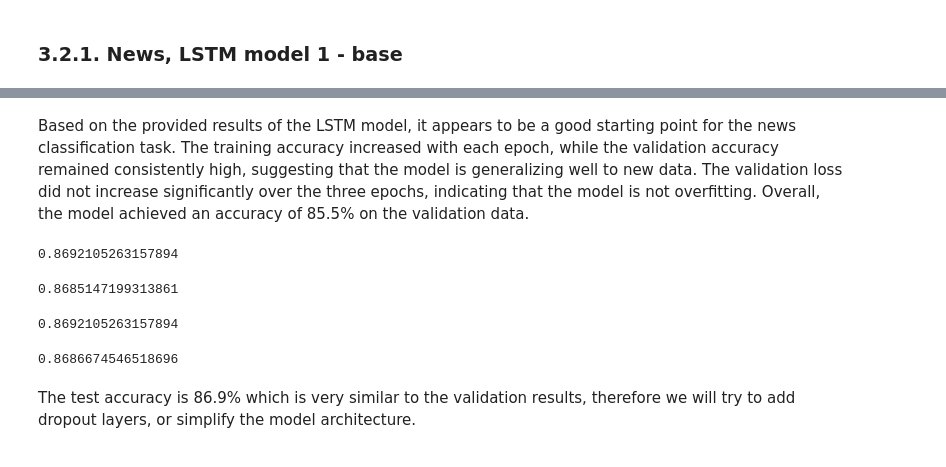
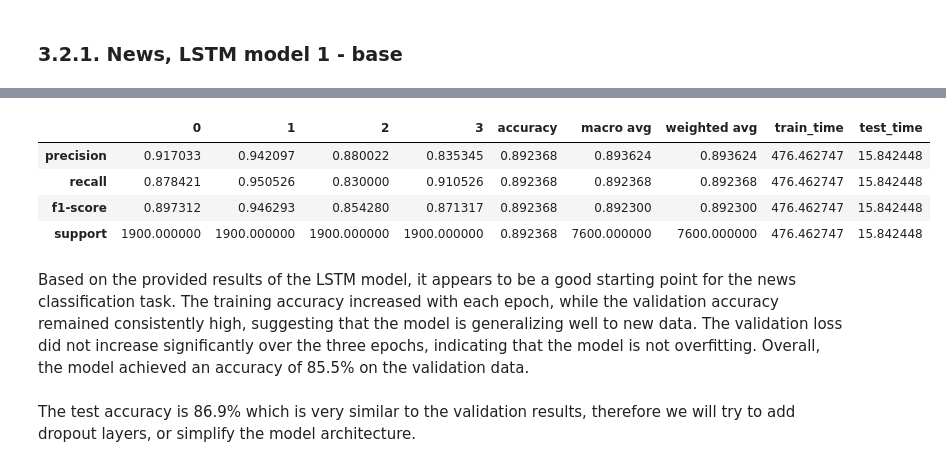
Before and after one commit to r-gg/ml-37, a Jupyter notebook: Exercise 3/lstm-model.ipynb, the cells around one changed output, grey strips where cells are left out. Saved outputs shown, nothing was run; the diff lists cells and outputs as text; code cells hidden in the pictures.

Commit message:
lstm-results-added

```diff
--- a/Exercise 3/lstm-model.ipynb
+++ b/Exercise 3/lstm-model.ipynb
@@ -565,8 +701,8 @@ def preprocessing_news(X, y, sent_length):
 
     return (X, y)
 # %%
-X_train = X_train_news_eight.copy()
-y_train = y_train_news_eight.copy()
+X_train = X_train_news.copy()
+y_train = y_train_news.copy()
 X_test = X_test_news.copy()
 y_test = y_test_news.copy()
 X_valid = X_valid_news.copy()
@@ -612,5 +748,3 @@ Trainable params: 560,804
 Non-trainable params: 0
 _________________________________________________________________
 None
-# %%
-model.fit(X_train, y_train, validation_data = (X_valid, y_valid), epochs = 3, batch_size = 100)
@@ -624,0 +751,14 @@ Epoch 3/3
+# %%
+# training and predicting
+
+start=time.time()
+model.fit(X_train, y_train)
+end=time.time()
+
+train_time = end - start
+
+start=time.time()
+y_pred = model.predict(X_test)
+end=time.time()
+
+test_time = end - start
@@ -624,0 +767,12 @@ Epoch 3/3
+# %%
+# adjust the y_pred and the y_test
+y_pred = np.argmax(y_pred, axis = 1)
+y_test = np.argmax(y_test, axis = 1)
+
+news_m1_results = classification_report(y_test, y_pred, output_dict=True)
+
+news_m1_results['train_time'] = train_time
+news_m1_results['test_time'] = test_time
+news_m1_results = pd.DataFrame.from_dict(news_m1_results)
+news_m1_results.to_csv('results/lstm/news/model_1.csv')
+pickle.dump(model, open('models/lstm/news/model_1.sav', 'wb'))
@@ -625,26 +784,12 @@ Epoch 3/3
+# %%
+news_m1_results
+# %% [output]
+|  | 0 | 1 | 2 | 3 | accuracy | macro avg | weighted avg | train_time | test_time |
+| precision | 0.917033 | 0.942097 | 0.880022 | 0.835345 | 0.892368 | 0.893624 | 0.893624 | 476.462747 | 15.842448 |
+| recall | 0.878421 | 0.950526 | 0.830000 | 0.910526 | 0.892368 | 0.892368 | 0.892368 | 476.462747 | 15.842448 |
+| f1-score | 0.897312 | 0.946293 | 0.854280 | 0.871317 | 0.892368 | 0.892300 | 0.892300 | 476.462747 | 15.842448 |
+| support | 1900.000000 | 1900.000000 | 1900.000000 | 1900.000000 | 0.892368 | 7600.000000 | 7600.000000 | 476.462747 | 15.842448 |
 # %% [markdown]
 Based on the provided results of the LSTM model, it appears to be a good starting point for the news classification task. The training accuracy increased with each epoch, while the validation accuracy remained consistently high, suggesting that the model is generalizing well to new data. The validation loss did not increase significantly over the three epochs, indicating that the model is not overfitting. Overall, the model achieved an accuracy of 85.5% on the validation data.
-# %%
-y_pred = model.predict(X_test)
-
-# adjust the y_pred and the y_test
-y_pred = np.argmax(y_pred, axis = 1)
-y_test = np.argmax(y_test, axis = 1)
-
-accuracy_score(y_test,y_pred)
-# %% [output]
-0.8692105263157894
-# %%
-precision_score(y_test,y_pred, average='weighted')
-# %% [output]
-0.8685147199313861
-# %%
-recall_score(y_test,y_pred, average='weighted')
-# %% [output]
-0.8692105263157894
-# %%
-f1_score(y_test,y_pred, average='weighted')
-# %% [output]
-0.8686674546518696
 # %% [markdown]
 The test accuracy is 86.9% which is very similar to the validation results, therefore we will try to add dropout layers, or simplify the model architecture.
```
Also changed, not shown: parts of 84 cells of this notebook, 12 other files.
